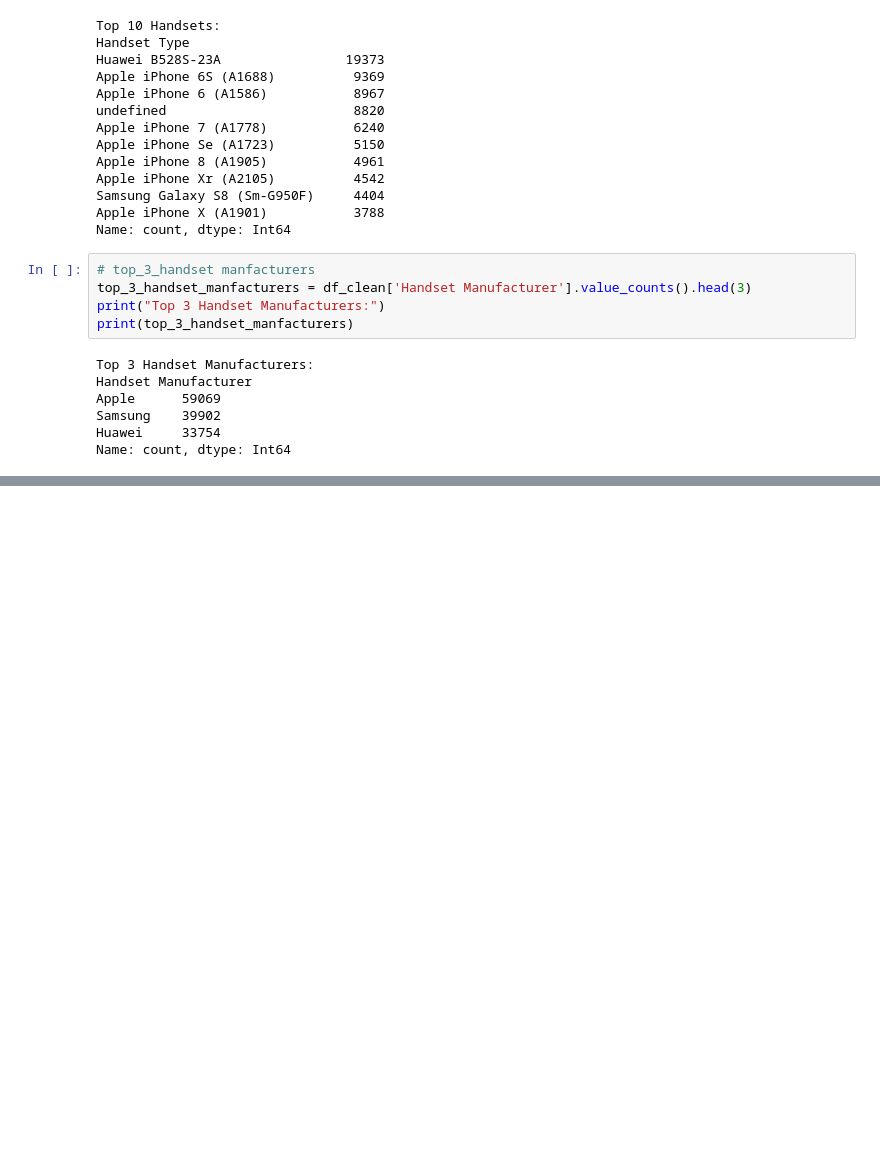
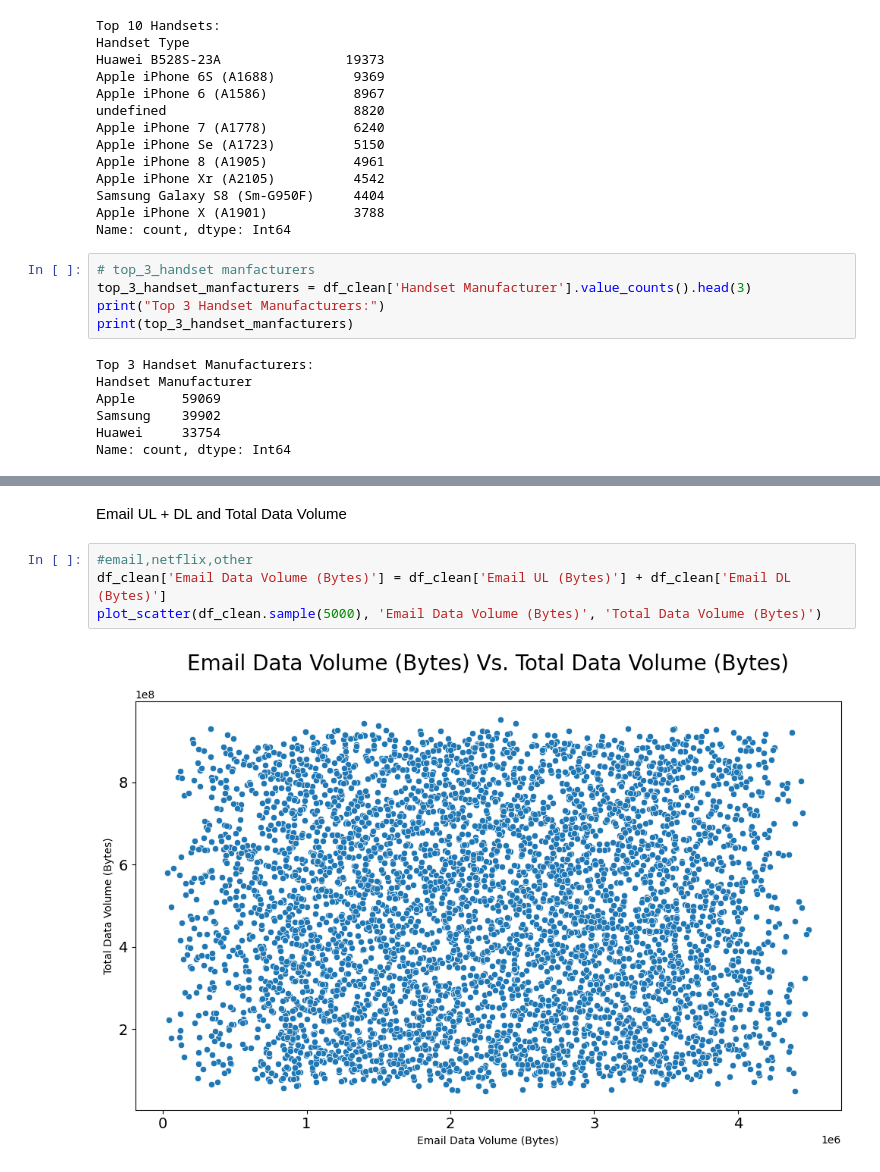
Before and after one commit to mahbubah/Telecom_DataAnalysis, a Jupyter notebook: notebooks/User Overview Analysis.ipynb, the cells around one changed output, grey strips where cells are left out. Saved outputs shown, nothing was run; the diff lists cells and outputs as text; blank space fills up the shorter version.

```diff
--- a/notebooks/User Overview Analysis.ipynb
+++ b/notebooks/User Overview Analysis.ipynb
@@ -480,0 +588,8 @@ Name: Total xDR sessions, Length: 105716, dtype: float64
+# %% [markdown]
+Email UL + DL and Total Data Volume
+# %%
+#email,netflix,other
+df_clean['Email Data Volume (Bytes)'] = df_clean['Email UL (Bytes)'] + df_clean['Email DL (Bytes)']
+plot_scatter(df_clean.sample(5000), 'Email Data Volume (Bytes)', 'Total Data Volume (Bytes)')
+# %% [output]
+[figure, added]
```
Also changed, not shown: parts of 33 cells of this notebook, 4 other files.
